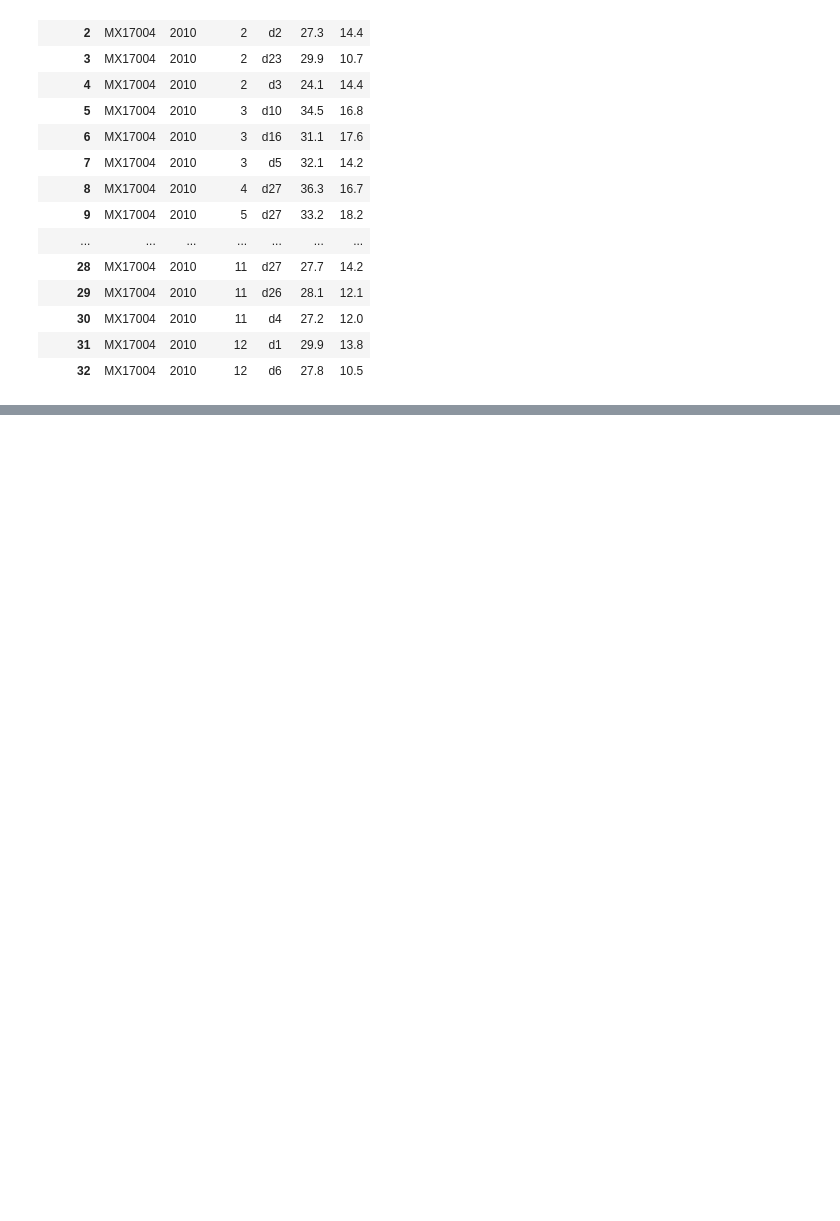
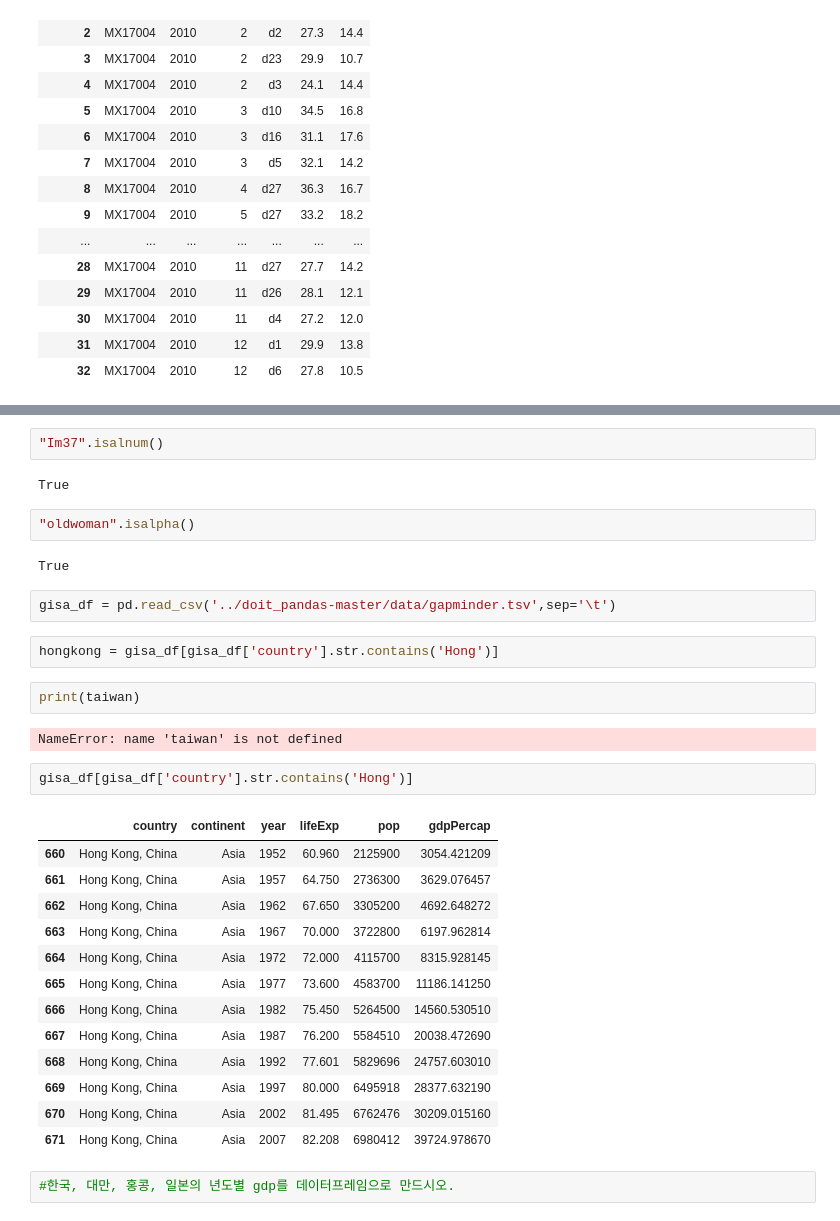
Before and after one commit to CHYHEE/Python, a Jupyter notebook: lesson_pandas_5.ipynb, the cells around one changed output, grey strips where cells are left out. Drawn from its saved outputs; the diff is of its cells as text; blank space fills up the shorter version.

```diff
--- a/lesson_pandas_5.ipynb
+++ b/lesson_pandas_5.ipynb
@@ -303,0 +541,34 @@ NameError: name 'df' is not defined
+# %%
+"Im37".isalnum()
+# %% [output]
+True
+# %%
+"oldwoman".isalpha()
+# %% [output]
+True
+# %%
+gisa_df = pd.read_csv('../doit_pandas-master/data/gapminder.tsv',sep='\t')
+# %%
+hongkong = gisa_df[gisa_df['country'].str.contains('Hong')]
+# %%
+print(taiwan)
+# %% [output]
+NameError: name 'taiwan' is not defined
+# %%
+gisa_df[gisa_df['country'].str.contains('Hong')]
+# %% [output]
+|  | country | continent | year | lifeExp | pop | gdpPercap |
+| 660 | Hong Kong, China | Asia | 1952 | 60.960 | 2125900 | 3054.421209 |
+| 661 | Hong Kong, China | Asia | 1957 | 64.750 | 2736300 | 3629.076457 |
+| 662 | Hong Kong, China | Asia | 1962 | 67.650 | 3305200 | 4692.648272 |
+| 663 | Hong Kong, China | Asia | 1967 | 70.000 | 3722800 | 6197.962814 |
+| 664 | Hong Kong, China | Asia | 1972 | 72.000 | 4115700 | 8315.928145 |
+| 665 | Hong Kong, China | Asia | 1977 | 73.600 | 4583700 | 11186.141250 |
+| 666 | Hong Kong, China | Asia | 1982 | 75.450 | 5264500 | 14560.530510 |
+| 667 | Hong Kong, China | Asia | 1987 | 76.200 | 5584510 | 20038.472690 |
+| 668 | Hong Kong, China | Asia | 1992 | 77.601 | 5829696 | 24757.603010 |
+| 669 | Hong Kong, China | Asia | 1997 | 80.000 | 6495918 | 28377.632190 |
+| 670 | Hong Kong, China | Asia | 2002 | 81.495 | 6762476 | 30209.015160 |
+| 671 | Hong Kong, China | Asia | 2007 | 82.208 | 6980412 | 39724.978670 |
+# %%
+#한국, 대만, 홍콩, 일본의 년도별 gdp를 데이터프레임으로 만드시오.
```
Also changed, not shown: parts of 54 cells of this notebook.
